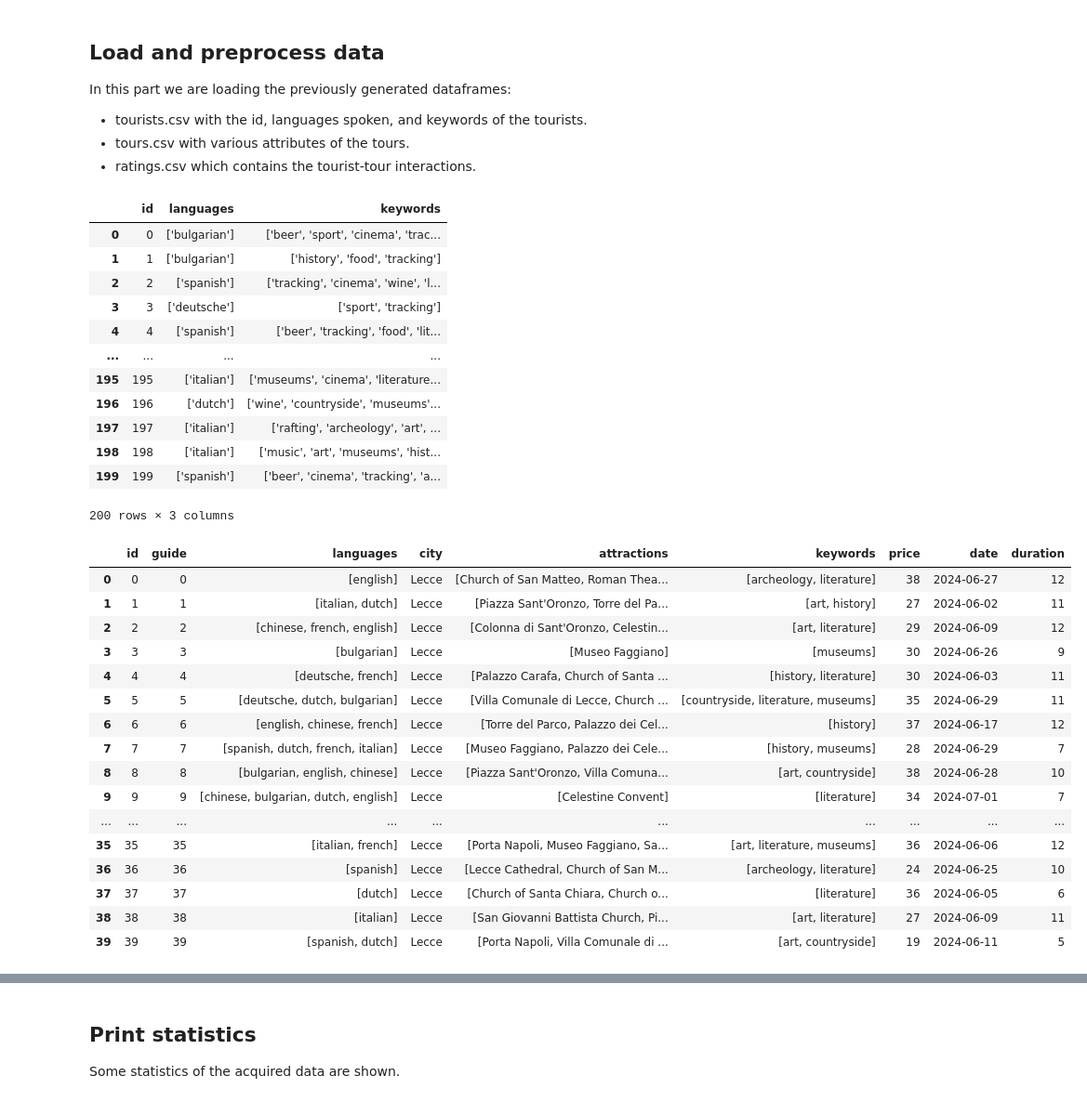
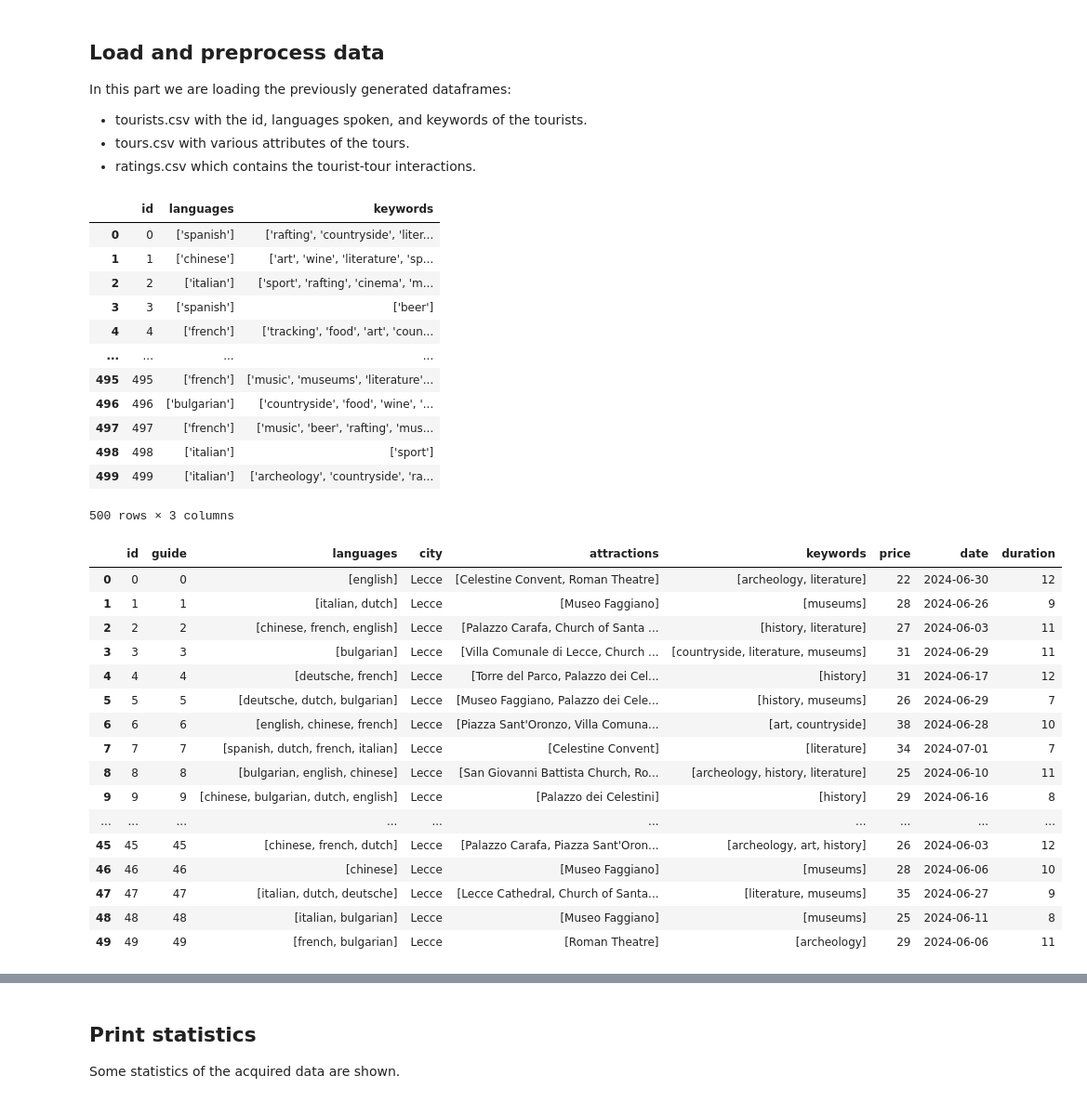
Before and after one commit to LorenzoAicardi/AsTourX, a Jupyter notebook: recommendersystem/TourRecommendation.ipynb, the cells around one changed output, grey strips where cells are left out. Shown at 93% size. Saved outputs shown, nothing was run; the diff lists cells and outputs as text; code cells hidden in the pictures.

```diff
--- a/recommendersystem/TourRecommendation.ipynb
+++ b/recommendersystem/TourRecommendation.ipynb
@@ -28,7 +28,7 @@ In this part we are loading the previously generated dataframes:
 # %%
 # Load dataframe for tourist attributes
 
-tourist_file = open('Data/tourists_200.csv')
+tourist_file = open('Data/tourists_500.csv')
 
 tourist_df = pd.read_csv(
     filepath_or_buffer = tourist_file,
@@ -41,53 +41,53 @@ tourist_df.rename(columns={tourist_df.columns[0]: 'id'}, inplace=True)
 tourist_df
 # %% [output]
 |  | id | languages | keywords |
-| 0 | 0 | ['bulgarian'] | ['beer', 'sport', 'cinema', 'trac... |
-| 1 | 1 | ['bulgarian'] | ['history', 'food', 'tracking'] |
-| 2 | 2 | ['spanish'] | ['tracking', 'cinema', 'wine', 'l... |
-| 3 | 3 | ['deutsche'] | ['sport', 'tracking'] |
-| 4 | 4 | ['spanish'] | ['beer', 'tracking', 'food', 'lit... |
+| 0 | 0 | ['spanish'] | ['rafting', 'countryside', 'liter... |
+| 1 | 1 | ['chinese'] | ['art', 'wine', 'literature', 'sp... |
+| 2 | 2 | ['italian'] | ['sport', 'rafting', 'cinema', 'm... |
+| 3 | 3 | ['spanish'] | ['beer'] |
+| 4 | 4 | ['french'] | ['tracking', 'food', 'art', 'coun... |
 | ... | ... | ... | ... |
-| 195 | 195 | ['italian'] | ['museums', 'cinema', 'literature... |
-| 196 | 196 | ['dutch'] | ['wine', 'countryside', 'museums'... |
-| 197 | 197 | ['italian'] | ['rafting', 'archeology', 'art', ... |
-| 198 | 198 | ['italian'] | ['music', 'art', 'museums', 'hist... |
-| 199 | 199 | ['spanish'] | ['beer', 'cinema', 'tracking', 'a... |
+| 495 | 495 | ['french'] | ['music', 'museums', 'literature'... |
+| 496 | 496 | ['bulgarian'] | ['countryside', 'food', 'wine', '... |
+| 497 | 497 | ['french'] | ['music', 'beer', 'rafting', 'mus... |
+| 498 | 498 | ['italian'] | ['sport'] |
+| 499 | 499 | ['italian'] | ['archeology', 'countryside', 'ra... |
-200 rows × 3 columns
+500 rows × 3 columns
 # %%
 # Load dataframe for tour attributes
 
-tour_file = open('Data/tours_40.csv')
+tour_file = open('Data/tours_50.csv')
 
 tour_df = pd.read_csv(
     filepath_or_buffer = tour_file,
     sep = ';',
     header = 0,
 
     # Process the columns containing lists: load the content of those columns as list
     converters = {'languages':ast.literal_eval, 'keywords':ast.literal_eval, 'attractions':ast.literal_eval}
 )
 
 tour_df.rename(columns={tour_df.columns[0]: 'id'}, inplace=True)
 
 tour_df
 # %% [output]
 |  | id | guide | languages | city | attractions | keywords | price | date | duration |
-| 0 | 0 | 0 | [english] | Lecce | [Church of San Matteo, Roman Thea... | [archeology, literature] | 38 | 2024-06-27 | 12 |
-| 1 | 1 | 1 | [italian, dutch] | Lecce | [Piazza Sant'Oronzo, Torre del Pa... | [art, history] | 27 | 2024-06-02 | 11 |
-| 2 | 2 | 2 | [chinese, french, english] | Lecce | [Colonna di Sant'Oronzo, Celestin... | [art, literature] | 29 | 2024-06-09 | 12 |
-| 3 | 3 | 3 | [bulgarian] | Lecce | [Museo Faggiano] | [museums] | 30 | 2024-06-26 | 9 |
-| 4 | 4 | 4 | [deutsche, french] | Lecce | [Palazzo Carafa, Church of Santa ... | [history, literature] | 30 | 2024-06-03 | 11 |
-| 5 | 5 | 5 | [deutsche, dutch, bulgarian] | Lecce | [Villa Comunale di Lecce, Church ... | [countryside, literature, museums] | 35 | 2024-06-29 | 11 |
-| 6 | 6 | 6 | [english, chinese, french] | Lecce | [Torre del Parco, Palazzo dei Cel... | [history] | 37 | 2024-06-17 | 12 |
-| 7 | 7 | 7 | [spanish, dutch, french, italian] | Lecce | [Museo Faggiano, Palazzo dei Cele... | [history, museums] | 28 | 2024-06-29 | 7 |
-| 8 | 8 | 8 | [bulgarian, english, chinese] | Lecce | [Piazza Sant'Oronzo, Villa Comuna... | [art, countryside] | 38 | 2024-06-28 | 10 |
-| 9 | 9 | 9 | [chinese, bulgarian, dutch, english] | Lecce | [Celestine Convent] | [literature] | 34 | 2024-07-01 | 7 |
+| 0 | 0 | 0 | [english] | Lecce | [Celestine Convent, Roman Theatre] | [archeology, literature] | 22 | 2024-06-30 | 12 |
+| 1 | 1 | 1 | [italian, dutch] | Lecce | [Museo Faggiano] | [museums] | 28 | 2024-06-26 | 9 |
+| 2 | 2 | 2 | [chinese, french, english] | Lecce | [Palazzo Carafa, Church of Santa ... | [history, literature] | 27 | 2024-06-03 | 11 |
+| 3 | 3 | 3 | [bulgarian] | Lecce | [Villa Comunale di Lecce, Church ... | [countryside, literature, museums] | 31 | 2024-06-29 | 11 |
+| 4 | 4 | 4 | [deutsche, french] | Lecce | [Torre del Parco, Palazzo dei Cel... | [history] | 31 | 2024-06-17 | 12 |
+| 5 | 5 | 5 | [deutsche, dutch, bulgarian] | Lecce | [Museo Faggiano, Palazzo dei Cele... | [history, museums] | 26 | 2024-06-29 | 7 |
+| 6 | 6 | 6 | [english, chinese, french] | Lecce | [Piazza Sant'Oronzo, Villa Comuna... | [art, countryside] | 38 | 2024-06-28 | 10 |
+| 7 | 7 | 7 | [spanish, dutch, french, italian] | Lecce | [Celestine Convent] | [literature] | 34 | 2024-07-01 | 7 |
+| 8 | 8 | 8 | [bulgarian, english, chinese] | Lecce | [San Giovanni Battista Church, Ro... | [archeology, history, literature] | 25 | 2024-06-10 | 11 |
+| 9 | 9 | 9 | [chinese, bulgarian, dutch, english] | Lecce | [Palazzo dei Celestini] | [history] | 29 | 2024-06-16 | 8 |
 | ... | ... | ... | ... | ... | ... | ... | ... | ... | ... |
-| 35 | 35 | 35 | [italian, french] | Lecce | [Porta Napoli, Museo Faggiano, Sa... | [art, literature, museums] | 36 | 2024-06-06 | 12 |
-| 36 | 36 | 36 | [spanish] | Lecce | [Lecce Cathedral, Church of San M... | [archeology, literature] | 24 | 2024-06-25 | 10 |
-| 37 | 37 | 37 | [dutch] | Lecce | [Church of Santa Chiara, Church o... | [literature] | 36 | 2024-06-05 | 6 |
-| 38 | 38 | 38 | [italian] | Lecce | [San Giovanni Battista Church, Pi... | [art, literature] | 27 | 2024-06-09 | 11 |
-| 39 | 39 | 39 | [spanish, dutch] | Lecce | [Porta Napoli, Villa Comunale di ... | [art, countryside] | 19 | 2024-06-11 | 5 |
+| 45 | 45 | 45 | [chinese, french, dutch] | Lecce | [Palazzo Carafa, Piazza Sant'Oron... | [archeology, art, history] | 26 | 2024-06-03 | 12 |
+| 46 | 46 | 46 | [chinese] | Lecce | [Museo Faggiano] | [museums] | 28 | 2024-06-06 | 10 |
+| 47 | 47 | 47 | [italian, dutch, deutsche] | Lecce | [Lecce Cathedral, Church of Santa... | [literature, museums] | 35 | 2024-06-27 | 9 |
+| 48 | 48 | 48 | [italian, bulgarian] | Lecce | [Museo Faggiano] | [museums] | 25 | 2024-06-11 | 8 |
+| 49 | 49 | 49 | [french, bulgarian] | Lecce | [Roman Theatre] | [archeology] | 29 | 2024-06-06 | 11 |
 # %%
 # Load dataframe for ratings
 
```
Also changed, not shown: parts of 21 cells of this notebook, 9 other files.
